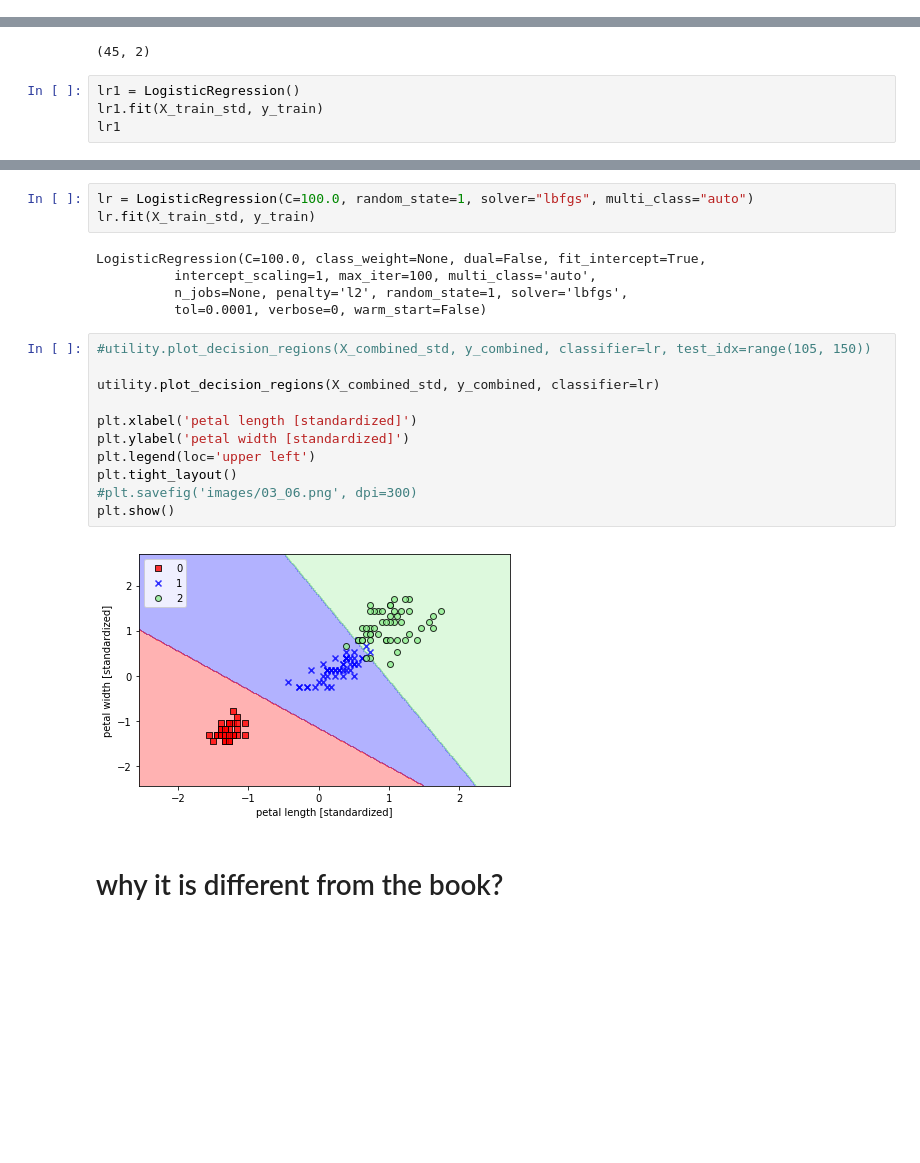
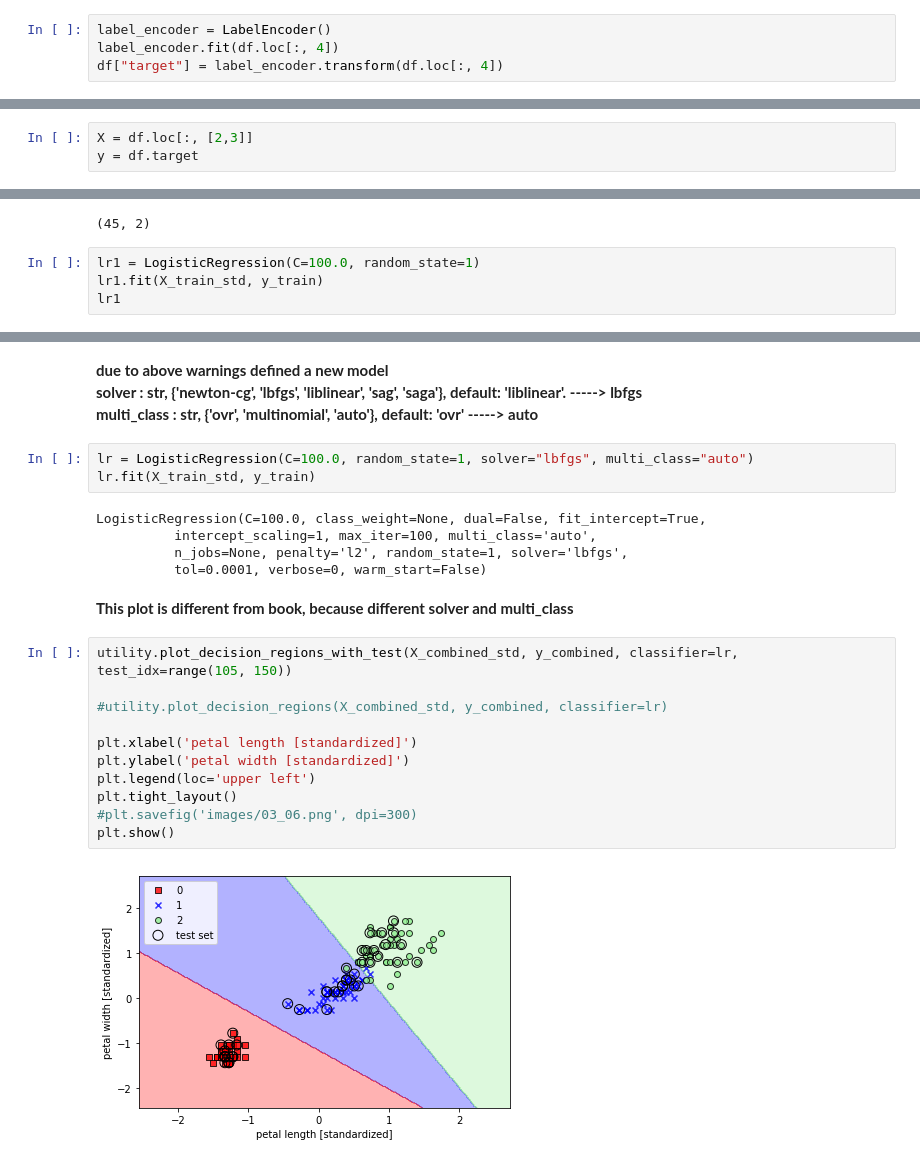
Before and after one commit to himansu979/MLSebastianRaschka, a Jupyter notebook: Ch03_Logistic_Sklearn.ipynb, the cells around one changed output, grey strips where cells are left out. Saved outputs shown, nothing was run; the diff lists cells and outputs as text; blank space fills up the shorter version.

```diff
--- a/Ch03_Logistic_Sklearn.ipynb
+++ b/Ch03_Logistic_Sklearn.ipynb
@@ -35,0 +64,4 @@ df.head()
+# %%
+label_encoder = LabelEncoder()
+label_encoder.fit(df.loc[:, 4])
+df["target"] = label_encoder.transform(df.loc[:, 4])
@@ -41,0 +116,3 @@ y = iris.target
+# %%
+X = df.loc[:, [2,3]]
+y = df.target
@@ -62,7 +169,7 @@ X_test_std.shape
 # %% [output]
 (45, 2)
 # %%
-lr1 = LogisticRegression()
+lr1 = LogisticRegression(C=100.0, random_state=1)
 lr1.fit(X_train_std, y_train)
 lr1
 # %% [output]
@@ -75,3 +184,8 @@ LogisticRegression(C=1.0, class_weight=None, dual=False, fit_intercept=True,
+# %% [markdown]
+<b> due to above warnings defined a new model <br>
+solver : str, {'newton-cg', 'lbfgs', 'liblinear', 'sag', 'saga'}, default: 'liblinear'. -----> lbfgs <br>
+multi_class : str, {'ovr', 'multinomial', 'auto'}, default: 'ovr' -----> auto
+</b>
 # %%
 lr = LogisticRegression(C=100.0, random_state=1, solver="lbfgs", multi_class="auto")
 lr.fit(X_train_std, y_train)
@@ -80,18 +194,18 @@ LogisticRegression(C=100.0, class_weight=None, dual=False, fit_intercept=True,
           intercept_scaling=1, max_iter=100, multi_class='auto',
           n_jobs=None, penalty='l2', random_state=1, solver='lbfgs',
           tol=0.0001, verbose=0, warm_start=False)
+# %% [markdown]
+<b> This plot is different from book, because different solver and multi_class </b>
 # %%
-#utility.plot_decision_regions(X_combined_std, y_combined, classifier=lr, test_idx=range(105, 150))
+utility.plot_decision_regions_with_test(X_combined_std, y_combined, classifier=lr, test_idx=range(105, 150))
 
-utility.plot_decision_regions(X_combined_std, y_combined, classifier=lr)
+#utility.plot_decision_regions(X_combined_std, y_combined, classifier=lr)
 
 plt.xlabel('petal length [standardized]')
 plt.ylabel('petal width [standardized]')
 plt.legend(loc='upper left')
 plt.tight_layout()
 #plt.savefig('images/03_06.png', dpi=300)
 plt.show()
 # %% [output]
-[figure, old version]
+[figure, new version]
-# %% [markdown]
-# why it is different from the book?
```
Also changed, not shown: parts of 45 cells of this notebook, 5 other files.
